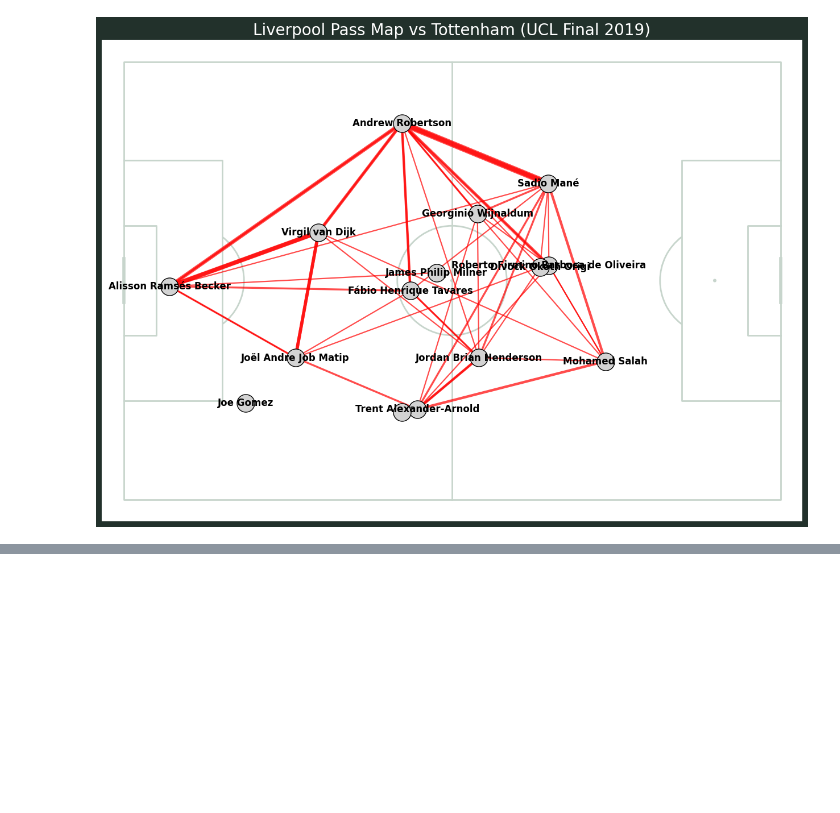
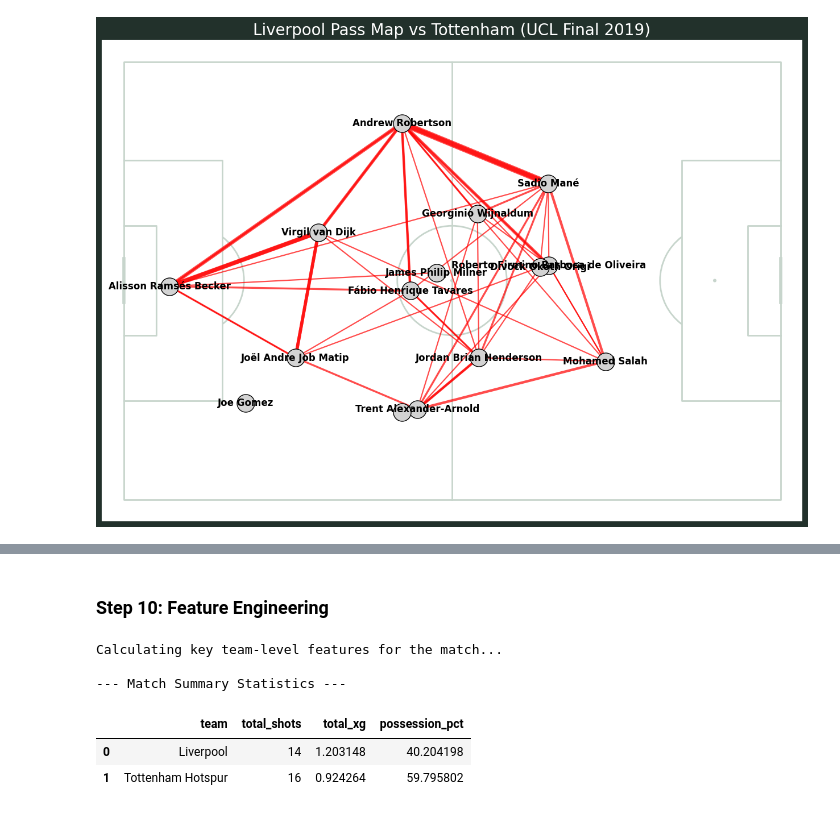
Before and after one commit to Har2yQn78/EPL-ML, a Jupyter notebook: notebook/8 - EPL predict V3(last version).ipynb, the cells around one changed output, grey strips where cells are left out. Drawn from its saved outputs; the diff is of its cells as text; code cells hidden in the pictures; blank space fills up the shorter version.

```diff
--- a/notebook/8 - EPL predict V3(last version).ipynb
+++ b/notebook/8 - EPL predict V3(last version).ipynb
@@ -240,0 +352,51 @@ plt.show()
+# %% [markdown]
+### Step 10: Feature Engineering
+# %%
+# --- V3 - Step 10 (Corrected): Feature Engineering ---
+
+print("Calculating key team-level features for the match...")
+
+# --- 1. Calculate Shots and xG for each team ---
+shot_stats = (
+    flow.filter(where_equals("type.name", "Shot"))
+    .group_by("team.name")
+    # --- FIX: Pass the aggregations as a single dictionary ---
+    .summary({
+        "total_shots": ("count", "id"),
+        "total_xg": ("sum", "shot.statsbomb_xg")
+    })
+    .rename(**{"team.name": "team"})
+    .collect()
+)
+df_shot_stats = pd.DataFrame(shot_stats)
+
+
+# --- 2. Calculate Possession for each team ---
+team_possession = (
+    flow.filter(lambda r: get_field(r, "duration") is not None)
+    .group_by("team.name")
+    # --- FIX: Pass the aggregations as a single dictionary ---
+    .summary({
+        "total_duration_of_possession": ("sum", "duration")
+    })
+    .rename(**{"team.name": "team"})
+    .collect()
+)
+df_possession = pd.DataFrame(team_possession)
+
+total_match_duration = df_possession['total_duration_of_possession'].sum()
+df_possession['possession_pct'] = (df_possession['total_duration_of_possession'] / total_match_duration) * 100
+
+
+# --- 3. Combine into a final summary table ---
+df_summary = pd.merge(df_shot_stats, df_possession, on='team')
+
+print("\n--- Match Summary Statistics ---")
+display(df_summary[['team', 'total_shots', 'total_xg', 'possession_pct']])
+# %% [output]
+Calculating key team-level features for the match...
+
+--- Match Summary Statistics ---
+|  | team | total_shots | total_xg | possession_pct |
+| 0 | Liverpool | 14 | 1.203148 | 40.204198 |
+| 1 | Tottenham Hotspur | 16 | 0.924264 | 59.795802 |
```
Also changed, not shown: parts of 14 cells of this notebook, 1 other file.
